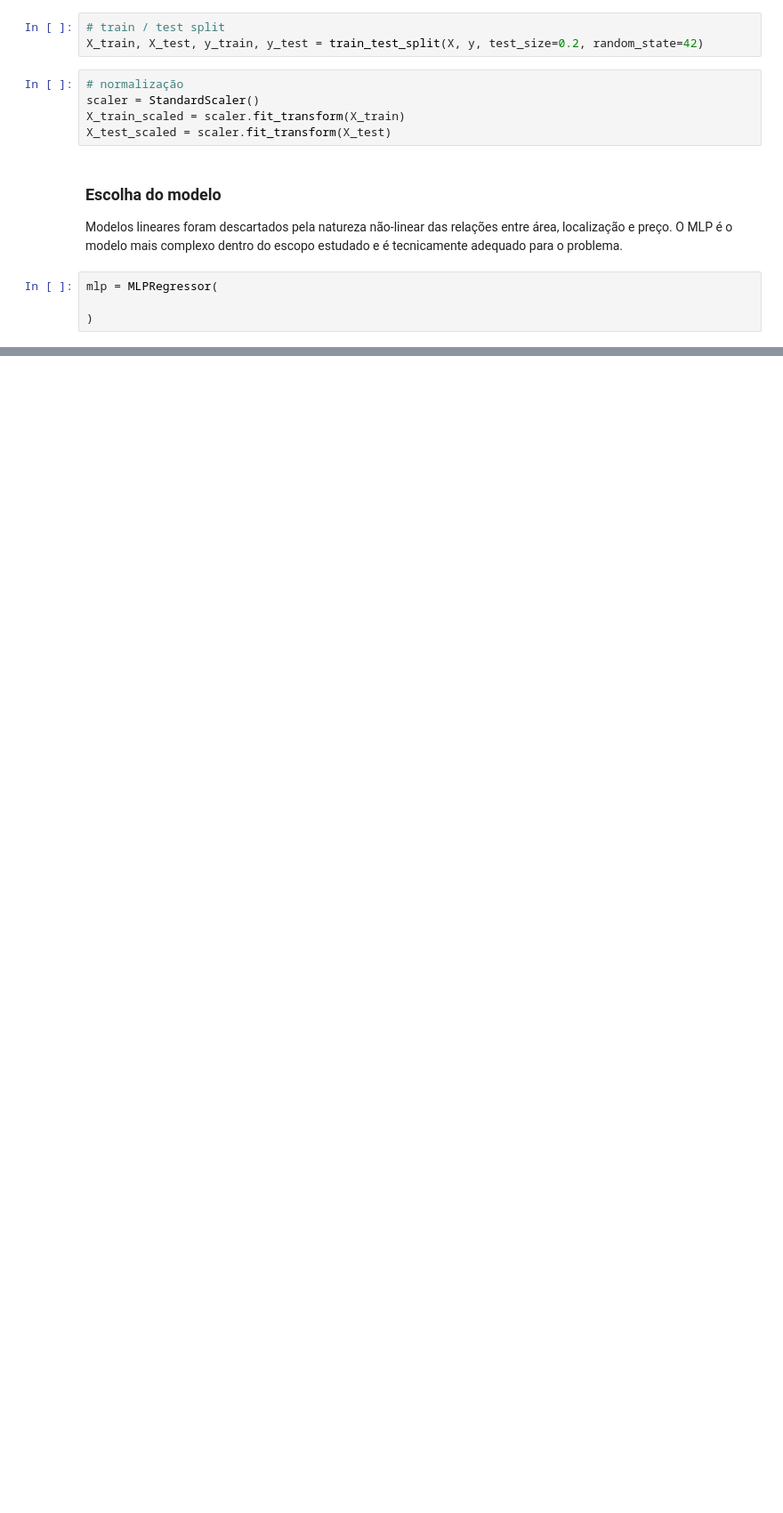
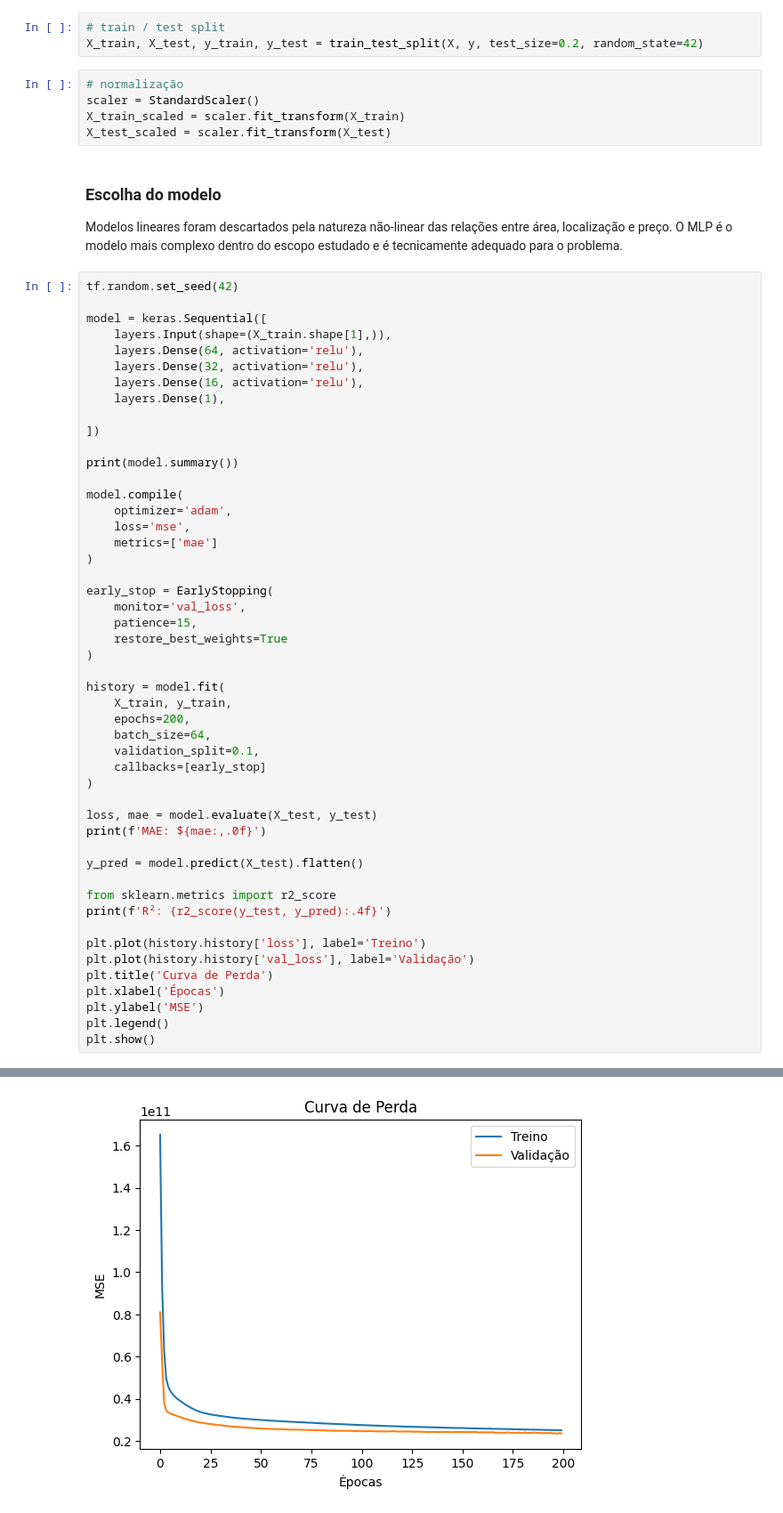
Before and after one commit to biacobral/previsao-preco-casas-ml, a Jupyter notebook: proposta.ipynb, the cells around one changed output, grey strips where cells are left out. Shown at 89% size. Cells and saved outputs as stored; diff of their text form; blank space fills up the shorter version.

Commit message:
treinando o modelo

```diff
--- a/proposta.ipynb
+++ b/proposta.ipynb
@@ -251,6 +246,52 @@ X_test_scaled = scaler.fit_transform(X_test)
 
 Modelos lineares foram descartados pela natureza não-linear das relações entre área, localização e preço. O MLP é o modelo mais complexo dentro do escopo estudado e é tecnicamente adequado para o problema.
 # %%
-mlp = MLPRegressor(
+tf.random.set_seed(42)
 
+model = keras.Sequential([
+    layers.Input(shape=(X_train.shape[1],)),
+    layers.Dense(64, activation='relu'),
+    layers.Dense(32, activation='relu'),
+    layers.Dense(16, activation='relu'),
+    layers.Dense(1),
+
+])
+
+print(model.summary())
+
+model.compile(
+    optimizer='adam',
+    loss='mse',
+    metrics=['mae']
 )
+
+early_stop = EarlyStopping(
+    monitor='val_loss',
+    patience=15,
+    restore_best_weights=True
+)
+
+history = model.fit(
+    X_train, y_train,
+    epochs=200,
+    batch_size=64,
+    validation_split=0.1,
+    callbacks=[early_stop]
+)
+
+loss, mae = model.evaluate(X_test, y_test)
+print(f'MAE: ${mae:,.0f}')
+
+y_pred = model.predict(X_test).flatten()
+
+from sklearn.metrics import r2_score
+print(f'R²: {r2_score(y_test, y_pred):.4f}')
+
+plt.plot(history.history['loss'], label='Treino')
+plt.plot(history.history['val_loss'], label='Validação')
+plt.title('Curva de Perda')
+plt.xlabel('Épocas')
+plt.ylabel('MSE')
+plt.legend()
+plt.show()
+# %% [output]
@@ -256,0 +330 @@ mlp = MLPRegressor(
+[figure, added]
```
Also changed, not shown: parts of 3 cells of this notebook.
